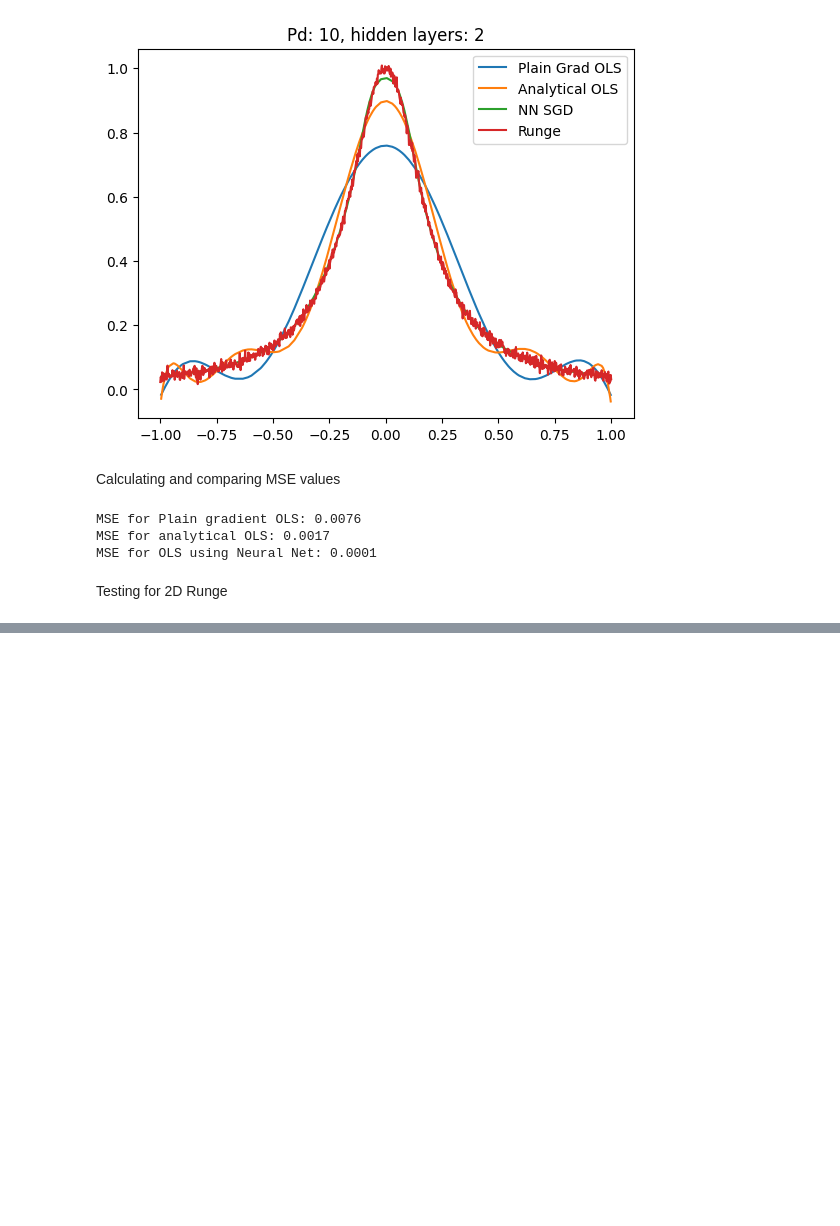
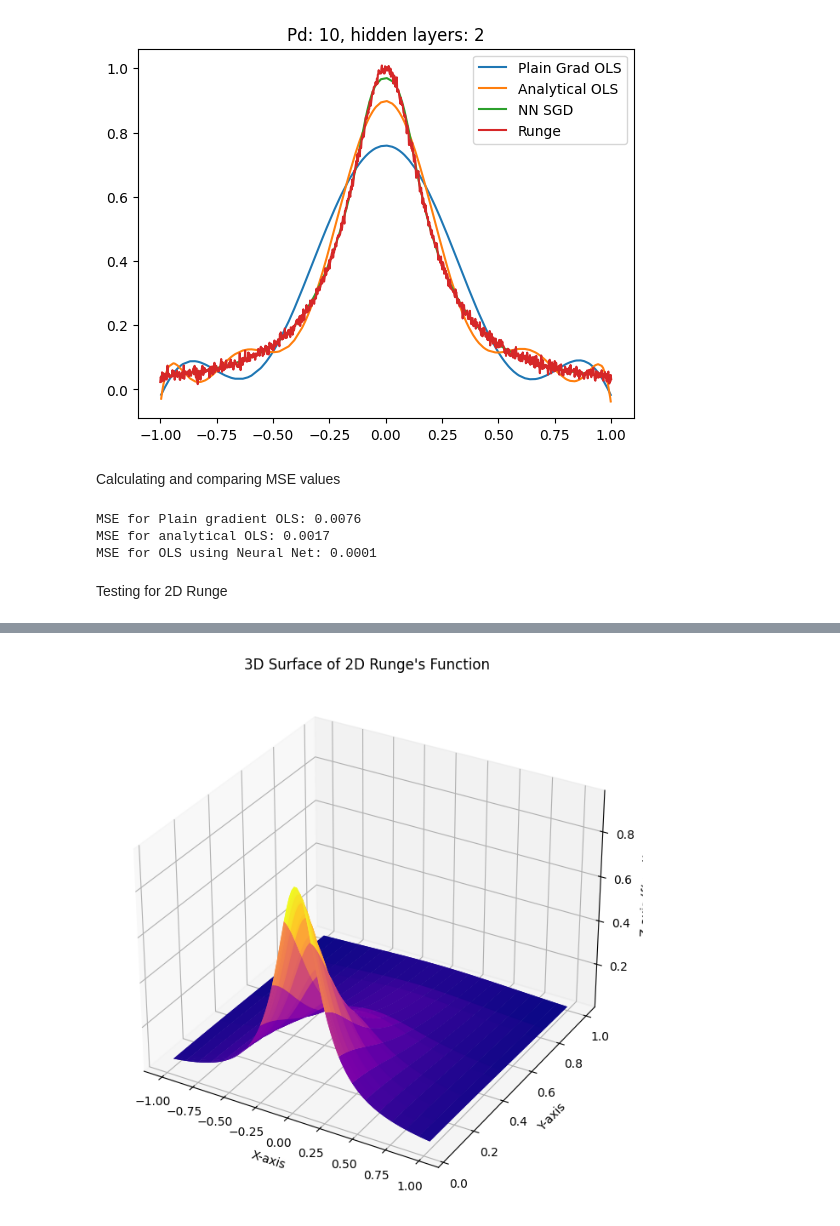
Before and after one commit to JVestly/Project-2, a Jupyter notebook: Code/tests.ipynb, the cells around one changed output, grey strips where cells are left out. Cells and saved outputs as stored; diff of their text form; code cells hidden in the pictures; blank space fills up the shorter version.

```diff
--- a/tests.ipynb
+++ b/Code/tests.ipynb
@@ -251,3 +249,88 @@ MSE for analytical OLS: 0.0017
 MSE for OLS using Neural Net: 0.0001
 # %% [markdown]
 Testing for 2D Runge
+# %%
+np.random.seed(50)
+
+n = 100
+x = np.linspace(-1, 1, n).reshape(-1, 1)
+y = 1/(1 + 25 * x**2) +  np.random.normal(0, 0.01, x.shape)
+x_train, x_test, y_train, y_test = train_test_split(x, y, test_size=0.2, random_state=50)
+
+from sklearn.preprocessing import StandardScaler
+
+scaler_X = StandardScaler()
+scaler_y = StandardScaler()
+
+X_train = scaler_X.fit_transform(x_train.reshape(-1,1))
+Y_train = scaler_y.fit_transform(y_train.reshape(-1,1))
+
+X_test = scaler_X.transform(x_test.reshape(-1,1))
+Y_test = scaler_y.transform(y_test.reshape(-1,1))
+
+LinReg = NeuralNetwork(1, [50,1], [sigmoid, sigmoid], [sigmoid_der, sigmoid_der], mse, mse_der)
+LinReg.train_SGD(X_train, y_train, eta=0.2, n_epochs=5000)
+y_pred = LinReg.feed_forward(X_test)
+
+np.random.seed(50)
+x = np.linspace(-1, 1, n)
+y = 1/(1 + 25 * x**2) + np.random.normal(0, 0.01, n)
+x_train, x_test, y_train, y_test = train_test_split(x, y, test_size=0.2, random_state=50)
+
+
+n = 10
+X = polynomial_features(x_train, n)
+Y = polynomial_features(x_test, n)
+
+
+scaler = StandardScaler(with_mean=True, with_std=True)
+Xtr_s = scaler.fit_transform(X)
+Xte_s = scaler.transform(Y)
+
+y_mean = np.mean(y_train)
+y_centered = y_train - y_mean
+g = GradientDescent(Xtr_s,5000, y_train, eps=1e-5, l1=False)
+ols_betas = g.gradOrd(5000, eta=0.2)
+pred_ = Xte_s@ols_betas + y_mean
+analytical_betas = ols(Xtr_s, y_train)
+predOls = Xte_s@analytical_betas + y_mean
+
+sort_indices = np.argsort(x_test.flatten())
+
+X, Y = np.meshgrid(x, y)
+
+def runge_2d(X, Y):
+    """2D Runge's Function: z = 1 / (1 + 25 * (x^2 + y^2))"""
+    return 1.0 / (1.0 + 25.0 * (X**2 + Y**2))
+
+Z = runge_2d(X, Y)
+
+
+fig = plt.figure(figsize=(10, 8))
+ax = fig.add_subplot(111, projection='3d')
+
+ax.plot_surface(X, Y, Z, cmap='plasma', rstride=5, cstride=5)
+
+ax.set_title("3D Surface of 2D Runge's Function")
+ax.set_xlabel('X-axis')
+ax.set_ylabel('Y-axis')
+ax.set_zlabel('Z-axis (f(x, y))')
+
+X, Y = np.meshgrid(x_test, y_pred)
+
+def runge_2d(X, Y):
+    """2D Runge's Function: z = 1 / (1 + 25 * (x^2 + y^2))"""
+    return 1.0 / (1.0 + 25.0 * (X**2 + Y**2))
+
+Z = runge_2d(X, Y)
+
+
+fig = plt.figure(figsize=(10, 8))
+ax = fig.add_subplot(111, projection='3d')
+
+ax.plot_surface(X, Y, Z, cmap='plasma', rstride=5, cstride=5)
+
+ax.set_xlabel('X-axis')
+ax.set_ylabel('Y-axis')
+ax.set_zlabel('Z-axis (f(x, y))')
+# %% [output]
@@ -253,0 +340 @@ Testing for 2D Runge
+[figure, added]
```
Also changed, not shown: parts of 3 cells of this notebook, 5 other files.
